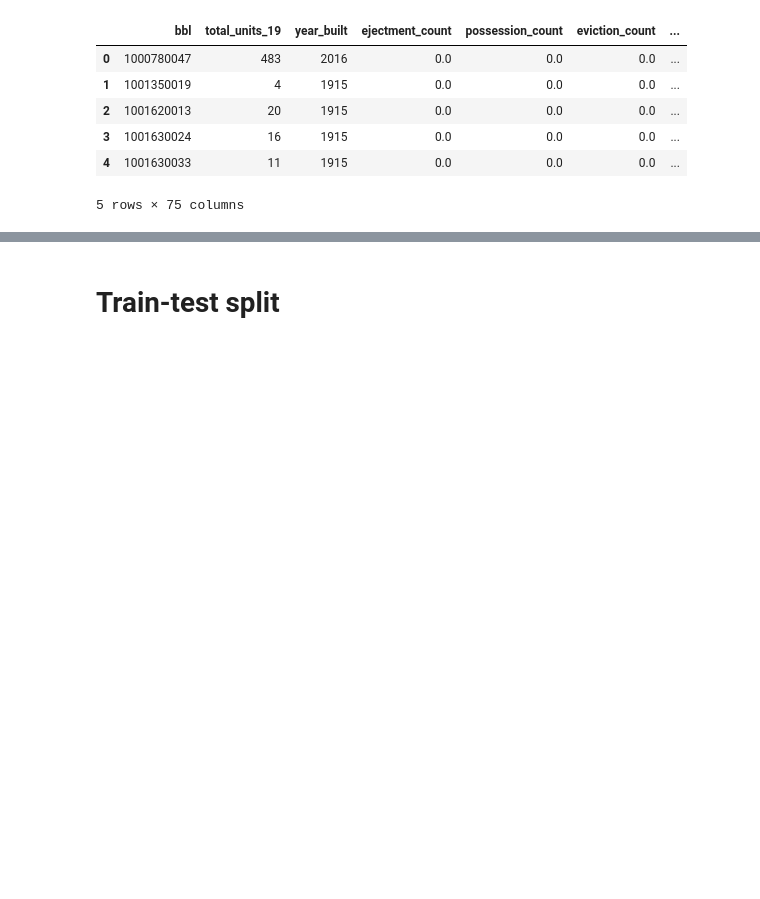
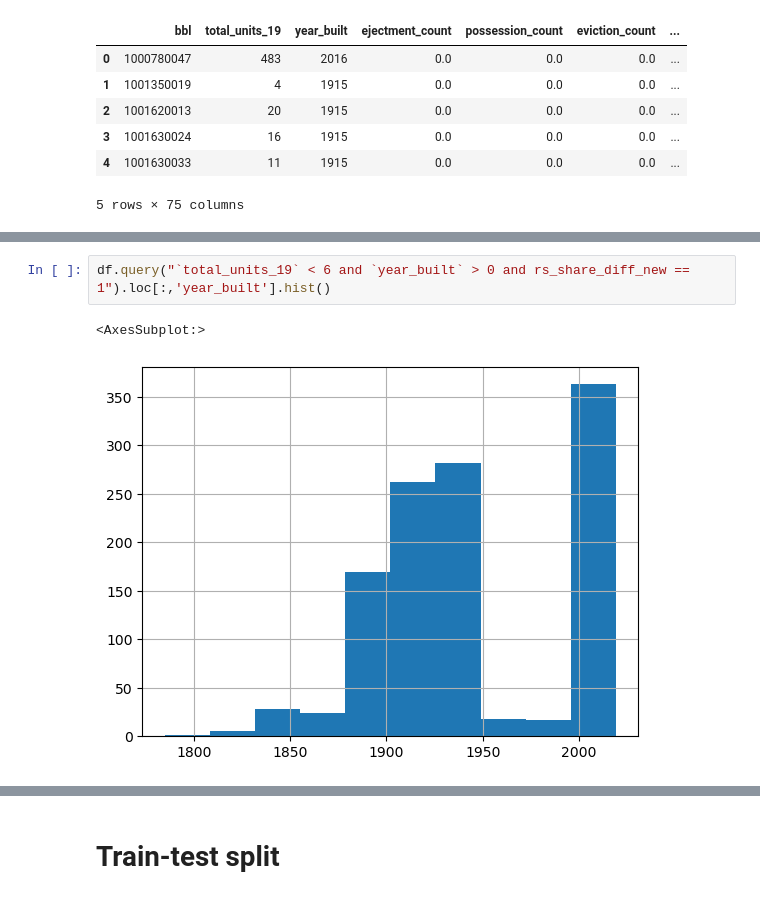
Before and after one commit to ajparaiso/MLC_SP23, a Jupyter notebook: 2.models/Logistic Regression.ipynb, the cells around one changed output, grey strips where cells are left out. Cells and saved outputs as stored; diff of their text form; blank space fills up the shorter version.

```diff
--- a/2.models/Logistic Regression.ipynb
+++ b/2.models/Logistic Regression.ipynb
@@ -76,0 +38,5 @@ pop_mobile1_diff_state_pct_19_log1     0.9913      0.956      1.037      0.300
+# %%
+df.query("`total_units_19` < 6 and `year_built` > 0 and rs_share_diff_new == 1").loc[:,'year_built'].hist()
+# %% [output]
+<AxesSubplot:>
+[figure, added]
```
Also changed, not shown: parts of 19 cells of this notebook, 1 other file.
